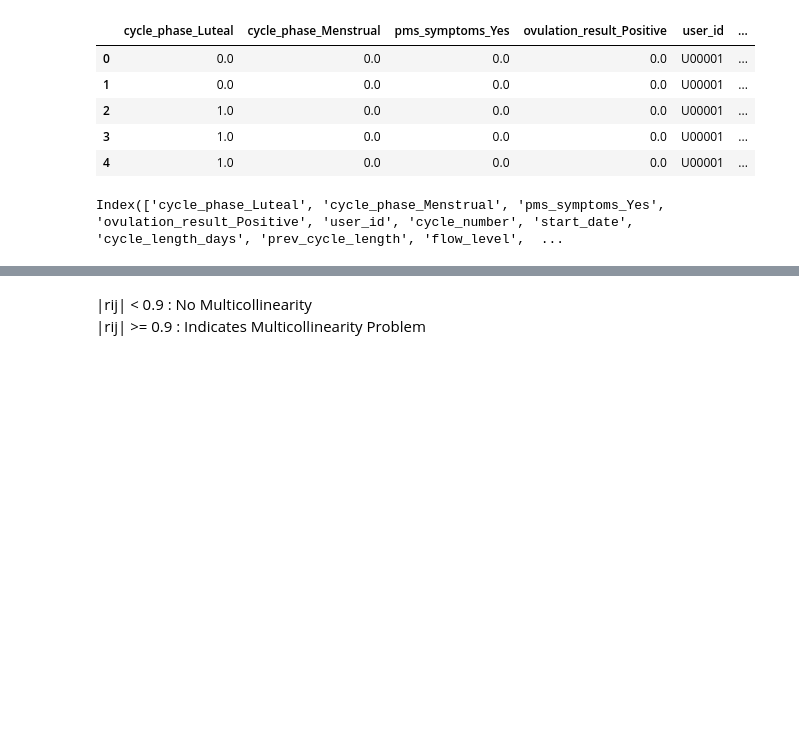
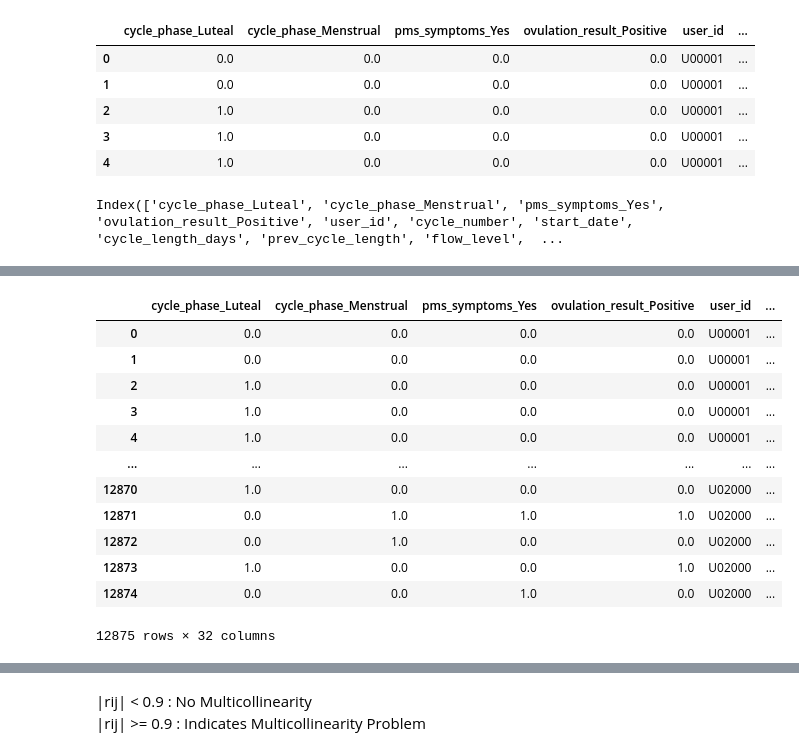
Before and after one commit to Parasshirishvaidya/regression-for-menstrual-pain, a Jupyter notebook: Notebooks/Feature_Engineering.ipynb, the cells around one changed output, grey strips where cells are left out. Drawn from its saved outputs; the diff is of its cells as text; code cells hidden in the pictures; blank space fills up the shorter version.

```diff
--- a/Notebooks/Feature_Engineering.ipynb
+++ b/Notebooks/Feature_Engineering.ipynb
@@ -117,0 +161,18 @@ df_encoded.to_csv(r"C:\Data Science Learning\Projects\regression-for-menstrual-p
+# %%
+df3 = df2.merge(pain_df, on=['user_id', 'cycle_number'])
+# %%
+df3
+# %% [output]
+|  | cycle_phase_Luteal | cycle_phase_Menstrual | pms_symptoms_Yes | ovulation_result_Positive | user_id | ... |
+| 0 | 0.0 | 0.0 | 0.0 | 0.0 | U00001 | ... |
+| 1 | 0.0 | 0.0 | 0.0 | 0.0 | U00001 | ... |
+| 2 | 1.0 | 0.0 | 0.0 | 0.0 | U00001 | ... |
+| 3 | 1.0 | 0.0 | 0.0 | 0.0 | U00001 | ... |
+| 4 | 1.0 | 0.0 | 0.0 | 0.0 | U00001 | ... |
+| ... | ... | ... | ... | ... | ... | ... |
+| 12870 | 1.0 | 0.0 | 0.0 | 0.0 | U02000 | ... |
+| 12871 | 0.0 | 1.0 | 1.0 | 1.0 | U02000 | ... |
+| 12872 | 0.0 | 1.0 | 0.0 | 0.0 | U02000 | ... |
+| 12873 | 1.0 | 0.0 | 0.0 | 1.0 | U02000 | ... |
+| 12874 | 0.0 | 0.0 | 1.0 | 0.0 | U02000 | ... |
+12875 rows × 32 columns
```
Also changed, not shown: parts of 11 cells of this notebook.
